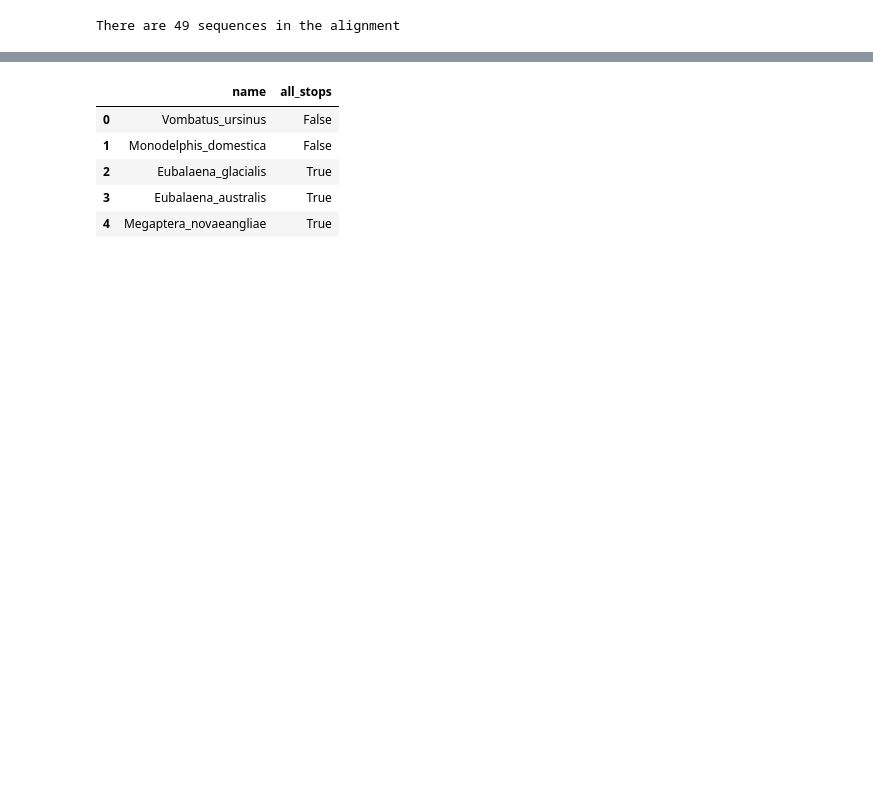
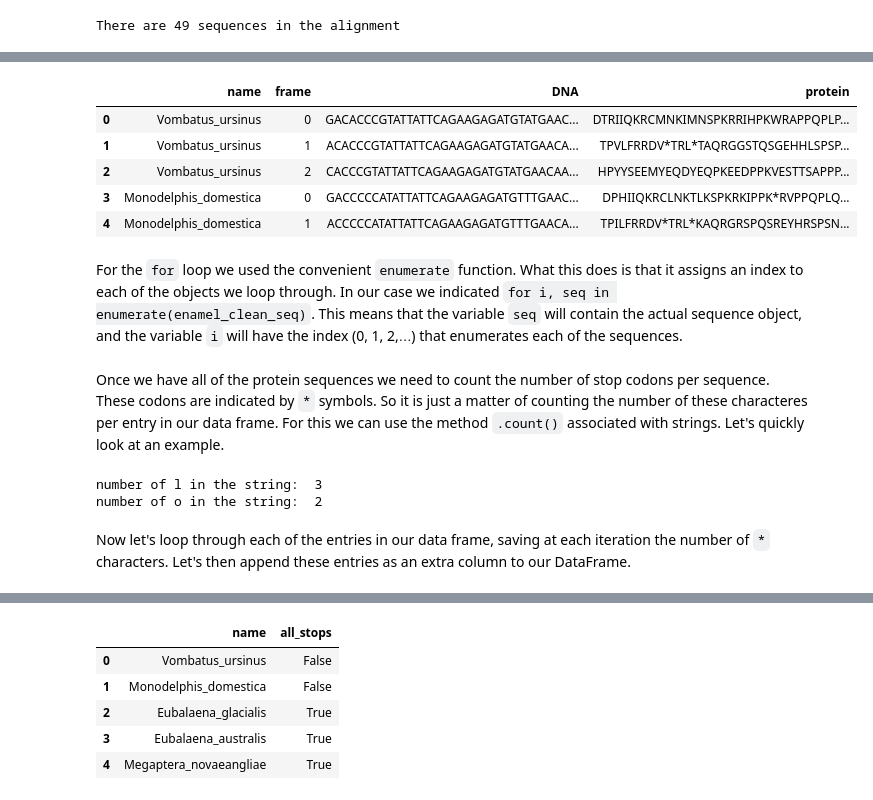
Before and after one commit to RPGroup-PBoC/bige105, a Jupyter notebook: code/t01_sequence_analysis_enamel.ipynb, the cells around one changed output, grey strips where cells are left out. Drawn from its saved outputs; the diff is of its cells as text; code cells hidden in the pictures; blank space fills up the shorter version.

Commit message:
finished tutorial 01 for enamel gene

```diff
--- a/code/t01_sequence_analysis_enamel.ipynb
+++ b/code/t01_sequence_analysis_enamel.ipynb
@@ -59,0 +115,7 @@ Remove non-DNA characters.
+# %%
+# Extract single sequence
+seq = enamel_seq[0]
+
+# Remove the missing "?" character
+seq = seq.ungap('?')
+seq
@@ -59,0 +126,4 @@ Remove non-DNA characters.
+# %%
+# Remove the gap character "-"
+seq = seq.ungap('-')
+seq
@@ -91,0 +179,5 @@ Find how many stop codons per ORF.
+# %%
+# Initialize DataFrame to save translations for each ORF.
+columns = ['name', 'frame', 'DNA', 'protein']
+df_prot = pd.DataFrame(columns=columns)
+df_prot
@@ -92 +196,56 @@ Find how many stop codons per ORF.
+# %%
+# Loop through each of the sequences
+for i, seq in enumerate(enamel_clean_seq):
+    # 1. Extract the species name
+    species_name = enamel_name[i]
+    # Loop through each of the available ORFs
+    for frame in range(3):
+        # 2. Find the length of the sequence given the current ORF
+        # For this we will take the sequence from position frame
+        # (either 0, 1 or 2) all the way to the end. That is indicated as
+        # [frame:]. Then we will subtract the length modulo 3 to trim the
+        # extra residues.
+        orf_len = len(seq[frame:]) - len(seq[frame:]) % 3
+
+        # 3. Extract the correspondind DNA sequence.
+        orf_seq = seq[frame:frame+orf_len]
+
+        # 4. Translate the DNA sequence
+        orf_prot = orf_seq.translate()
+
+        # 5. Convert into pandas Series.
+        # Series don't have column names, but they have "index" names. So
+        # we will assign the same names to these indexes as the column names
+        # of our DataFrame. We will also convert the sequences to strings since
+        # Pandas saves Bio sequences in a weird format
+        orf_series = pd.Series([species_name, frame, str(orf_seq), str(orf_prot)],
+                              index=columns)
+
+        # 6. Append entry to the DataFrame
+        df_prot = df_prot.append(orf_series, ignore_index=True)
+
+# Print the head of the table
+df_prot.head()
+# %% [output]
+|  | name | frame | DNA | protein |
+| 0 | Vombatus_ursinus | 0 | GACACCCGTATTATTCAGAAGAGATGTATGAAC... | DTRIIQKRCMNKIMNSPKRRIHPKWRAPPQPLP... |
+| 1 | Vombatus_ursinus | 1 | ACACCCGTATTATTCAGAAGAGATGTATGAACA... | TPVLFRRDV*TRL*TAQRGGSTQSGEHHLSPSP... |
+| 2 | Vombatus_ursinus | 2 | CACCCGTATTATTCAGAAGAGATGTATGAACAA... | HPYYSEEMYEQDYEQPKEEDPPKVESTTSAPPP... |
+| 3 | Monodelphis_domestica | 0 | GACCCCCATATTATTCAGAAGAGATGTTTGAAC... | DPHIIQKRCLNKTLKSPKRKIPPK*RVPPQPLQ... |
+| 4 | Monodelphis_domestica | 1 | ACCCCCATATTATTCAGAAGAGATGTTTGAACA... | TPILFRRDV*TRL*KAQRGRSPQSREYHRSPSN... |
+# %% [markdown]
+For the `for` loop we used the convenient `enumerate` function. What this does is that it assigns an index to each of the objects we loop through. In our case we indicated `for i, seq in enumerate(enamel_clean_seq)`. This means that the variable `seq` will contain the actual sequence object, and the variable `i` will have the index (0, 1, 2,$\ldots$) that enumerates each of the sequences.
+# %% [markdown]
+Once we have all of the protein sequences we need to count the number of stop codons per sequence. These codons are indicated by `*` symbols. So it is just a matter of counting the number of these characteres per entry in our data frame. For this we can use the method `.count()` associated with strings. Let's quickly look at an example.
+# %%
+# Define a simple sequence
+string = 'hello, world!'
+# Count the numer of `l` characters
+print('number of l in the string: ', string.count('l'))
+print('number of o in the string: ', string.count('o'))
+# %% [output]
+number of l in the string:  3
+number of o in the string:  2
+# %% [markdown]
+Now let's loop through each of the entries in our data frame, saving at each iteration the number of `*` characters. Let's then append these entries as an extra column to our DataFrame.
 # %%
```
Also changed, not shown: parts of 54 cells of this notebook, 2 other files.
